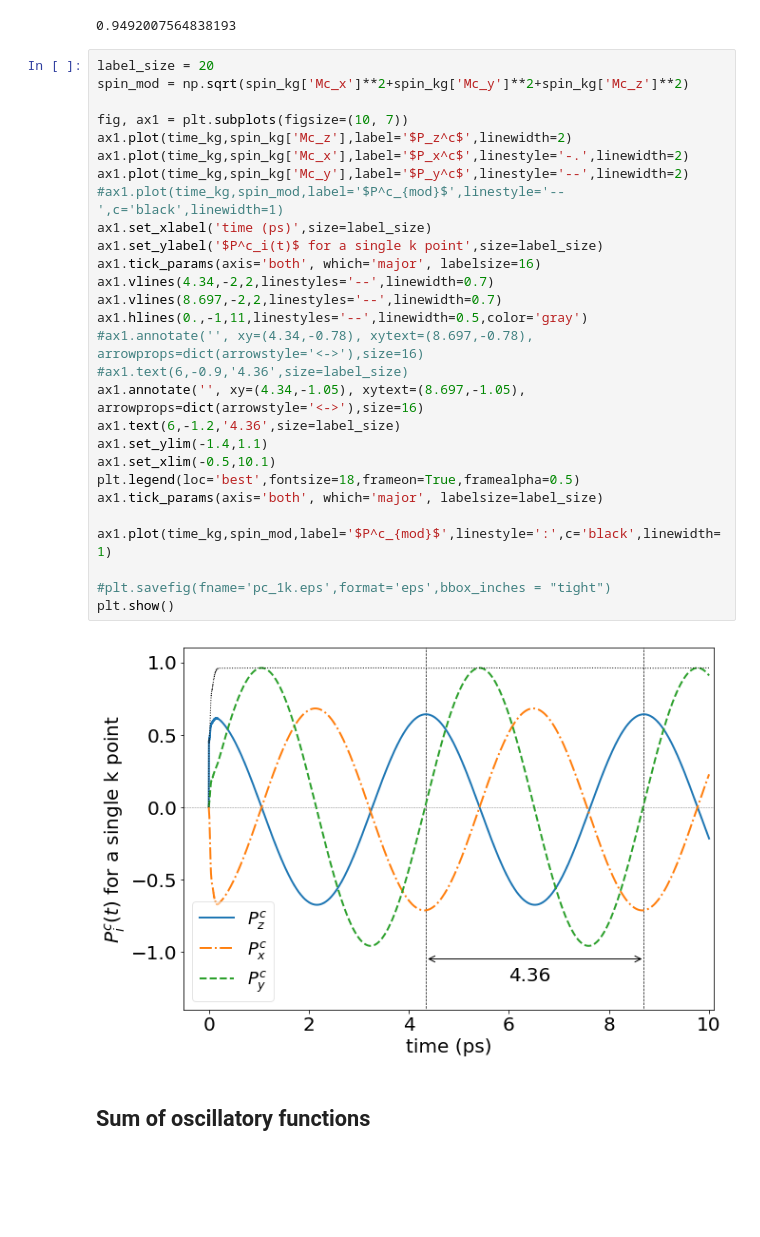
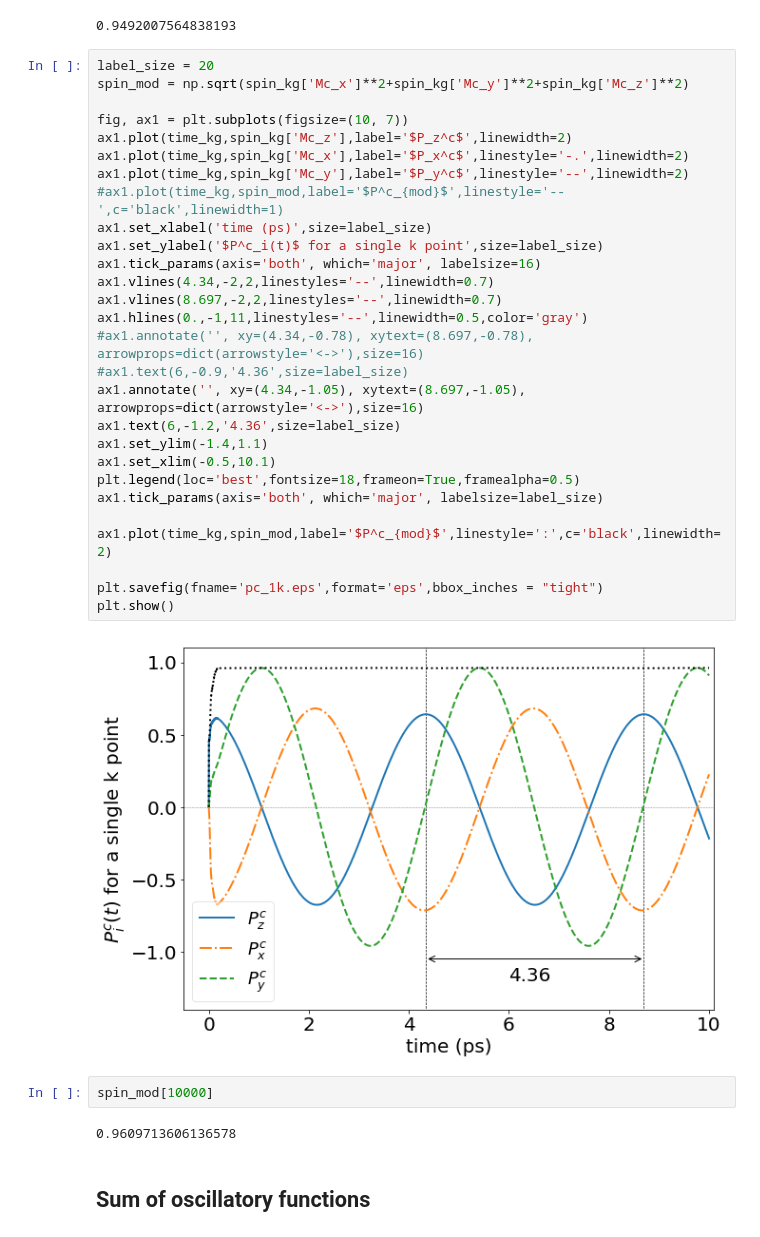
Before and after one commit to marcodalessandro76/Generation-and-decay-of-the-degree-of-spin-polarization-in-GaAs, a Jupyter notebook: ANALYSIS_Plots.ipynb, the cells around one changed output. Cells and saved outputs as stored; diff of their text form; blank space fills up the shorter version.

```diff
--- a/ANALYSIS_Plots.ipynb
+++ b/ANALYSIS_Plots.ipynb
@@ -774,33 +792,37 @@ U.Planck_ev_ps/T*1e3
 # %%
 label_size = 20
 spin_mod = np.sqrt(spin_kg['Mc_x']**2+spin_kg['Mc_y']**2+spin_kg['Mc_z']**2)
 
 fig, ax1 = plt.subplots(figsize=(10, 7))
 ax1.plot(time_kg,spin_kg['Mc_z'],label='$P_z^c$',linewidth=2)
 ax1.plot(time_kg,spin_kg['Mc_x'],label='$P_x^c$',linestyle='-.',linewidth=2)
 ax1.plot(time_kg,spin_kg['Mc_y'],label='$P_y^c$',linestyle='--',linewidth=2)
 #ax1.plot(time_kg,spin_mod,label='$P^c_{mod}$',linestyle='--',c='black',linewidth=1)
 ax1.set_xlabel('time (ps)',size=label_size)
 ax1.set_ylabel('$P^c_i(t)$ for a single k point',size=label_size)
 ax1.tick_params(axis='both', which='major', labelsize=16)
 ax1.vlines(4.34,-2,2,linestyles='--',linewidth=0.7)
 ax1.vlines(8.697,-2,2,linestyles='--',linewidth=0.7)
 ax1.hlines(0.,-1,11,linestyles='--',linewidth=0.5,color='gray')
 #ax1.annotate('', xy=(4.34,-0.78), xytext=(8.697,-0.78), arrowprops=dict(arrowstyle='<->'),size=16)
 #ax1.text(6,-0.9,'4.36',size=label_size)
 ax1.annotate('', xy=(4.34,-1.05), xytext=(8.697,-1.05), arrowprops=dict(arrowstyle='<->'),size=16)
 ax1.text(6,-1.2,'4.36',size=label_size)
 ax1.set_ylim(-1.4,1.1)
 ax1.set_xlim(-0.5,10.1)
 plt.legend(loc='best',fontsize=18,frameon=True,framealpha=0.5)
 ax1.tick_params(axis='both', which='major', labelsize=label_size)
 
-ax1.plot(time_kg,spin_mod,label='$P^c_{mod}$',linestyle=':',c='black',linewidth=1)
+ax1.plot(time_kg,spin_mod,label='$P^c_{mod}$',linestyle=':',c='black',linewidth=2)
 
-#plt.savefig(fname='pc_1k.eps',format='eps',bbox_inches = "tight")
+plt.savefig(fname='pc_1k.eps',format='eps',bbox_inches = "tight")
 plt.show()
 # %% [output]
-[figure, old version]
+[figure, new version]
+# %%
+spin_mod[10000]
+# %% [output]
+0.9609713606136578
 # %% [markdown]
 ## Sum of oscillatory functions
 # %%
```
Also changed, not shown: parts of 3 cells of this notebook.
